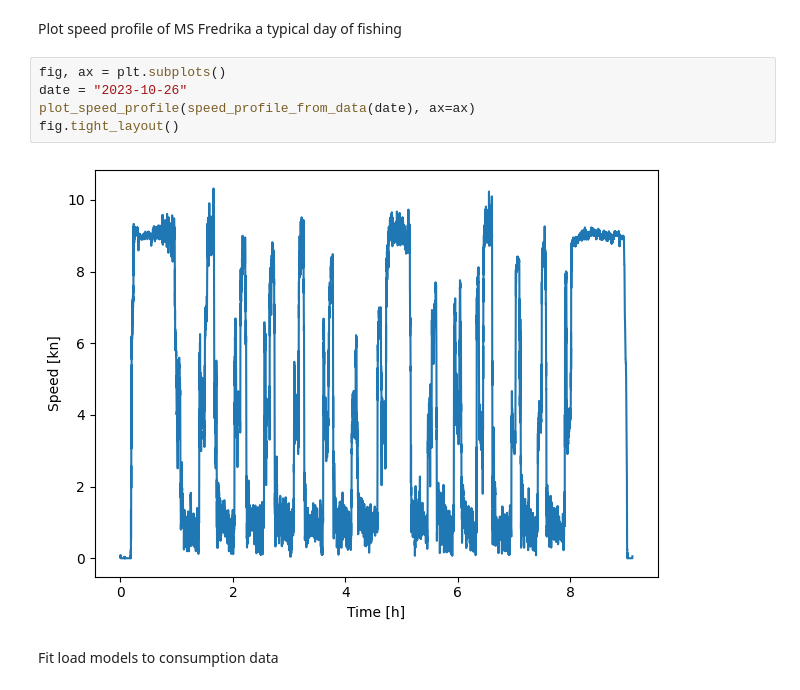
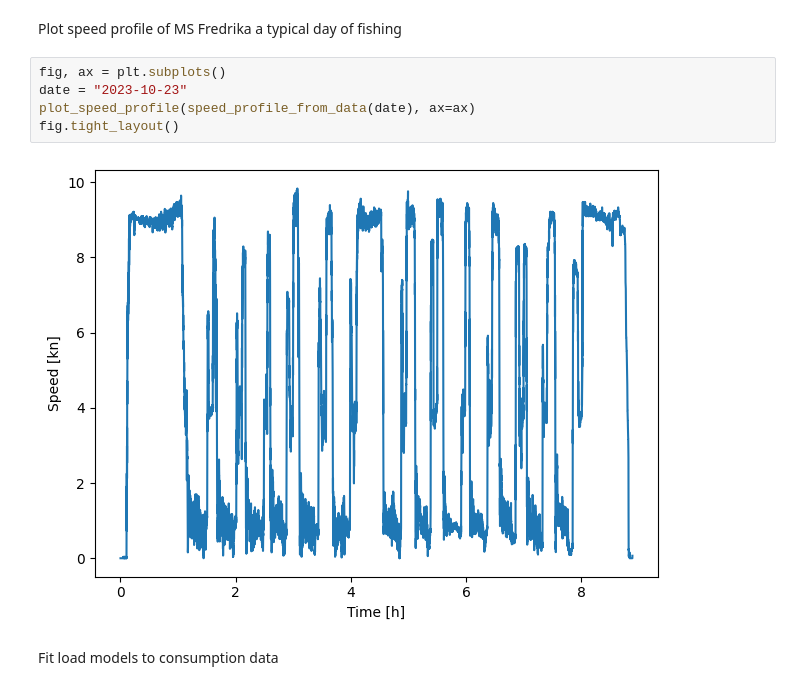
Before and after one commit to arvidsorfeldt/py-fish, a Jupyter notebook: fredrika.ipynb, the cells around one changed output. Saved outputs shown, nothing was run; the diff lists cells and outputs as text.

```diff
--- a/fredrika.ipynb
+++ b/fredrika.ipynb
@@ -13,11 +13,11 @@ import polars as pl
 Plot speed profile of MS Fredrika a typical day of fishing
 # %%
 fig, ax = plt.subplots()
-date = "2023-10-26"
+date = "2023-10-23"
 plot_speed_profile(speed_profile_from_data(date), ax=ax)
 fig.tight_layout()
 # %% [output]
-[figure, old version]
+[figure, new version]
 # %% [markdown]
 Fit load models to consumption data
 # %%
```
Also changed, not shown: parts of 2 cells of this notebook.
